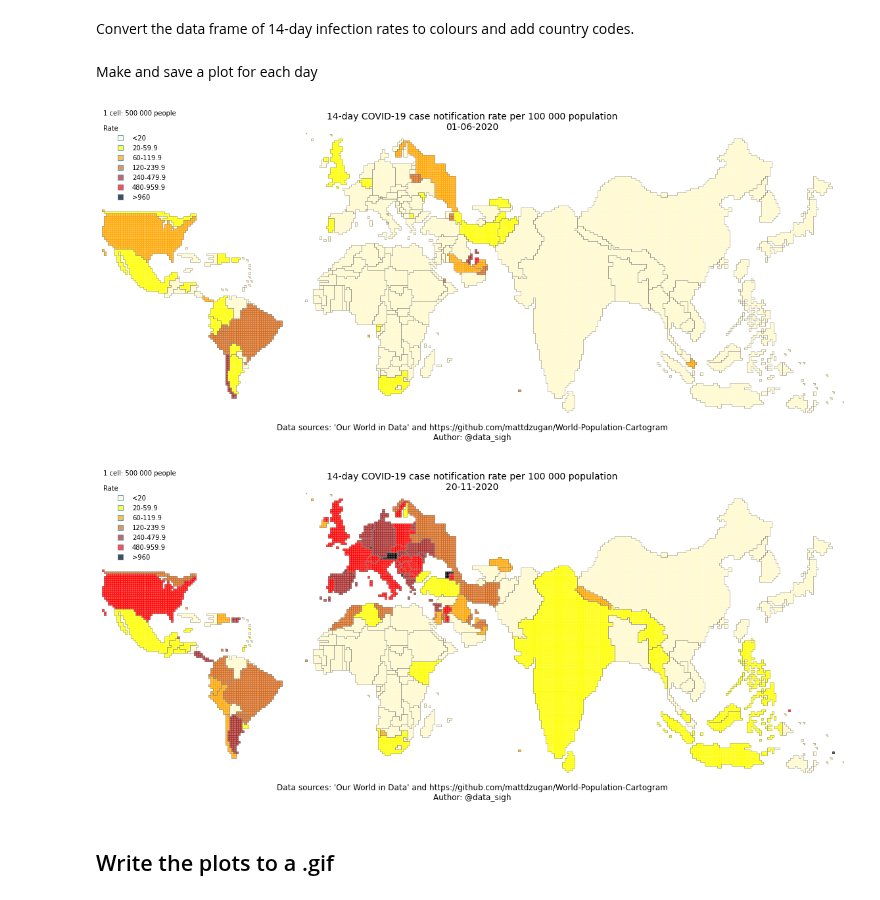
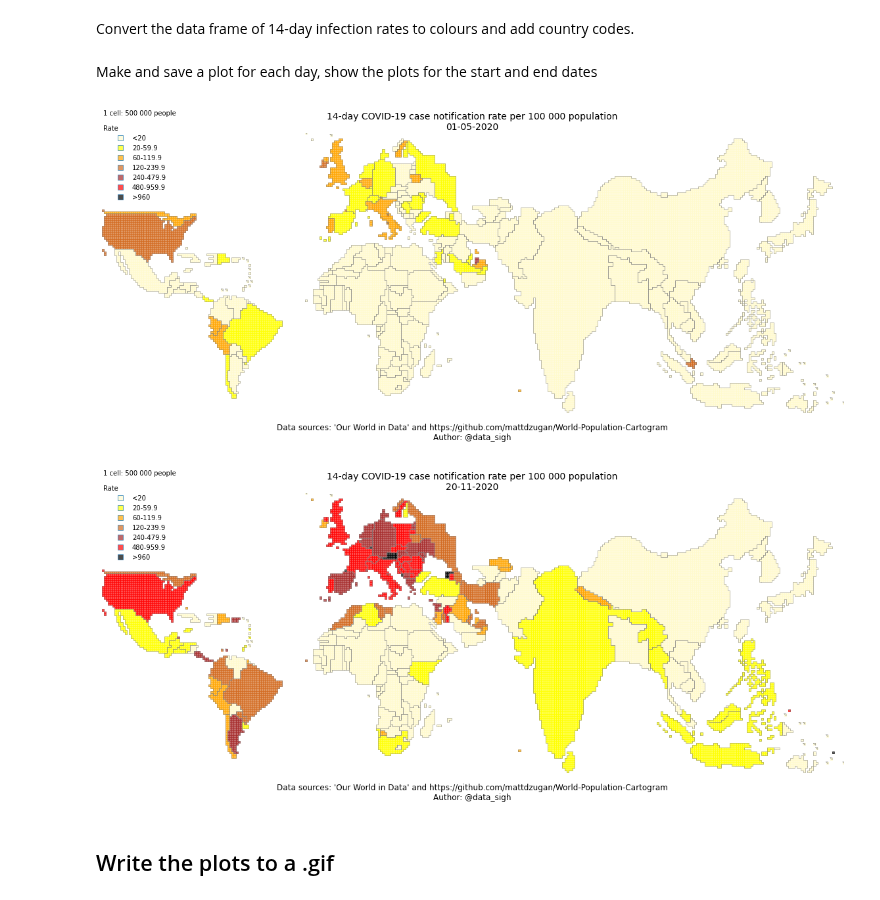
Before and after one commit to AlisonDavey/fastpages, a Jupyter notebook: _notebooks/2020-11-20-world_cartogram_latest_OWID.ipynb, the cells around one changed output. Drawn from its saved outputs; the diff is of its cells as text; code cells hidden in the pictures.

```diff
--- a/_notebooks/2020-11-20-world_cartogram_latest_OWID.ipynb
+++ b/_notebooks/2020-11-20-world_cartogram_latest_OWID.ipynb
@@ -216,10 +226,10 @@ for col in df_14_day:
 
 df_14_day = df_14_day.merge(iso_3166, left_index=True, right_on='alpha-3')
 # %% [markdown]
-Make and save a plot for each day
+Make and save a plot for each day, show the plots for the start and end dates
 # %%
 cartogram = True # toggle between cartogram and world map
-start_date = '2020-06-01'
+start_date = '2020-05-01'
 
 end_date = df_14_day.columns[-4]
 cols_lst = [-i-4 for i in range((pd.to_datetime(end_date)-pd.to_datetime(start_date)).days+1)][::-1]
@@ -245,34 +255,34 @@ for date in df_14_day.columns[cols_lst]:
     legend_title='1 cell: 500 000 people\n\nRate'
     footer="Data sources: 'Our World in Data' and https://github.com/mattdzugan/World-Population-Cartogram\nAuthor: @data_sigh"
 
   else: # world map
     merged = gdf.merge(df_14_day[[date, 'alpha-3']], left_on='ISO3_CODE', right_on='alpha-3', how='left')
     merged.drop(merged[merged['ISO3_CODE']=='ATA'].index, inplace=True) # drop Antartica
     merged.fillna('lemonchiffon',inplace=True) # fill NaN such as Kashmir with lowest rate
 
     ax = merged.plot(color=merged[date], figsize=(16,9), legend=True, edgecolor='grey', lw=.3)
 
     legend_title='Rate'
     footer = "Data sources: 'Our World in Data' and © EuroGeographics for the administrative boundaries\nAuthor: @data_sigh"
 
   plt.legend((sq1, sq2, sq3, sq4, sq5, sq6, sq7), cut_labels, numpoints=1, loc=(.0,.75), title=legend_title, fontsize=10, frameon=False)
   title = '14-day COVID-19 case notification rate per 100 000 population\n' + print_date
   plt.title(title, fontsize=14)
   plt.axis('off')
   plt.figtext(0.5, 0.11, footer, ha='center', fontsize=12)
   plt.tight_layout()
 
   if cartogram:
     plt.savefig(path/'pngs_world'/date, dpi=150)
   else:
     plt.savefig(path/'pngs_world_map'/date, dpi=150)
 
   if date == start_date or date == end_date:
      plt.show()
 
   plt.close()
 # %% [output]
-[figure, old version]
+[figure, new version]
 [figure]
 # %% [markdown]
 ## Write the plots to a .gif
```
Also changed, not shown: parts of 14 cells of this notebook.
